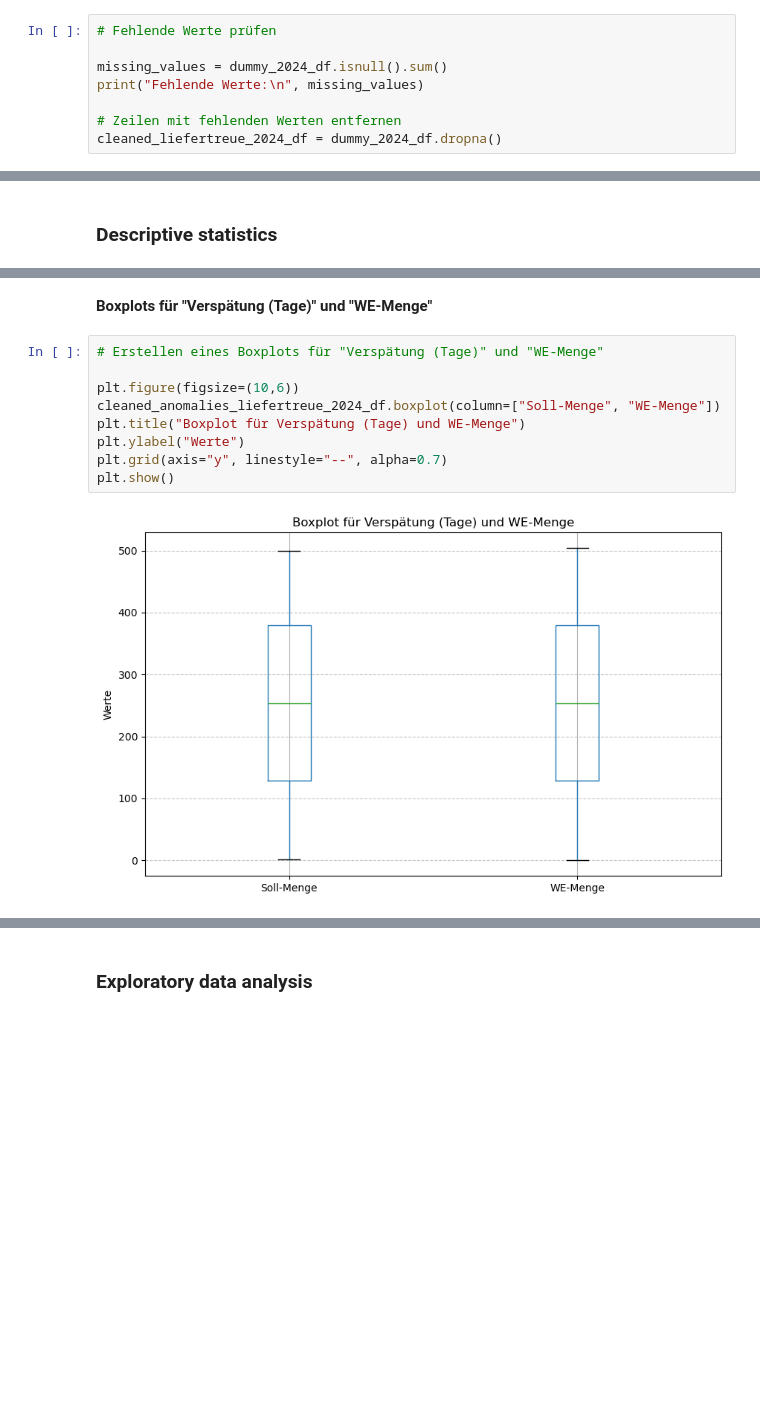
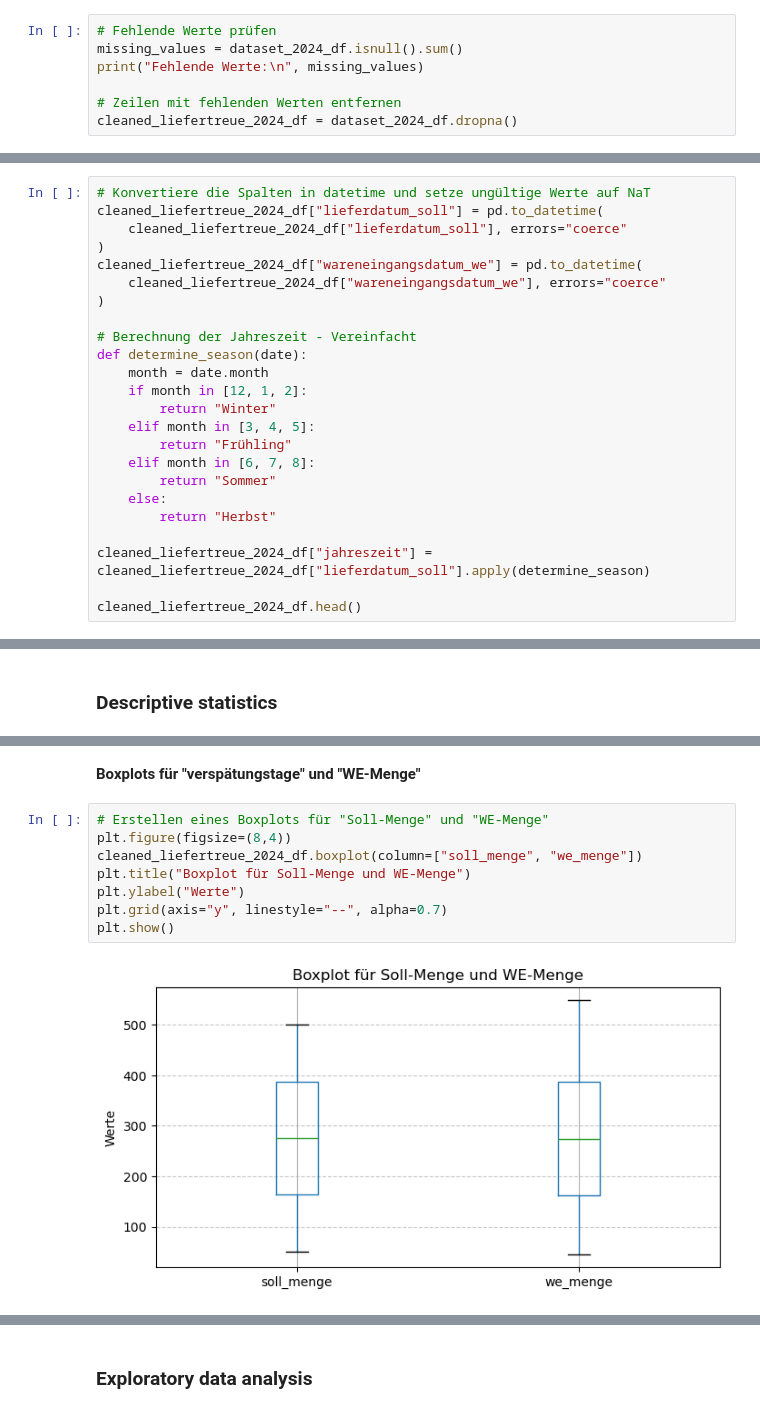
Before and after one commit to psgithdm/project, a Jupyter notebook: notebooks/final-analysis.ipynb, the cells around one changed output, grey strips where cells are left out. Cells and saved outputs as stored; diff of their text form; blank space fills up the shorter version.

```diff
--- a/notebooks/final-analysis.ipynb
+++ b/notebooks/final-analysis.ipynb
@@ -136,11 +174,10 @@ In diese Abschnitt wurden folgedege Datenüberprüfungen durchgeführt:
 # %%
 # Fehlende Werte prüfen
-
-missing_values = dummy_2024_df.isnull().sum()
+missing_values = dataset_2024_df.isnull().sum()
 print("Fehlende Werte:\n", missing_values)
 
 # Zeilen mit fehlenden Werten entfernen
-cleaned_liefertreue_2024_df = dummy_2024_df.dropna()
+cleaned_liefertreue_2024_df = dataset_2024_df.dropna()
 # %% [output]
 Fehlende Werte:
  Lieferscheinnummer         0
@@ -458,0 +576,24 @@ liefertreue_sc_df.head()
+# %%
+# Konvertiere die Spalten in datetime und setze ungültige Werte auf NaT
+cleaned_liefertreue_2024_df["lieferdatum_soll"] = pd.to_datetime(
+    cleaned_liefertreue_2024_df["lieferdatum_soll"], errors="coerce"
+)
+cleaned_liefertreue_2024_df["wareneingangsdatum_we"] = pd.to_datetime(
+    cleaned_liefertreue_2024_df["wareneingangsdatum_we"], errors="coerce"
+)
+
+# Berechnung der Jahreszeit - Vereinfacht
+def determine_season(date):
+    month = date.month
+    if month in [12, 1, 2]:
+        return "Winter"
+    elif month in [3, 4, 5]:
+        return "Frühling"
+    elif month in [6, 7, 8]:
+        return "Sommer"
+    else:
+        return "Herbst"
+
+cleaned_liefertreue_2024_df["jahreszeit"] = cleaned_liefertreue_2024_df["lieferdatum_soll"].apply(determine_season)
+
+cleaned_liefertreue_2024_df.head()
@@ -530,13 +827,12 @@ Quantile für numerische Spalten:
 # %% [markdown]
-**Boxplots für "Verspätung (Tage)" und "WE-Menge"**
+**Boxplots für "verspätungstage" und "WE-Menge"**
 # %%
-# Erstellen eines Boxplots für "Verspätung (Tage)" und "WE-Menge"
-
-plt.figure(figsize=(10,6))
-cleaned_anomalies_liefertreue_2024_df.boxplot(column=["Soll-Menge", "WE-Menge"])
-plt.title("Boxplot für Verspätung (Tage) und WE-Menge")
+# Erstellen eines Boxplots für "Soll-Menge" und "WE-Menge"
+plt.figure(figsize=(8,4))
+cleaned_liefertreue_2024_df.boxplot(column=["soll_menge", "we_menge"])
+plt.title("Boxplot für Soll-Menge und WE-Menge")
 plt.ylabel("Werte")
 plt.grid(axis="y", linestyle="--", alpha=0.7)
 plt.show()
 # %% [output]
-[figure, old version]
+[figure, new version]
```
Also changed, not shown: parts of 156 cells of this notebook, 47 other files.
